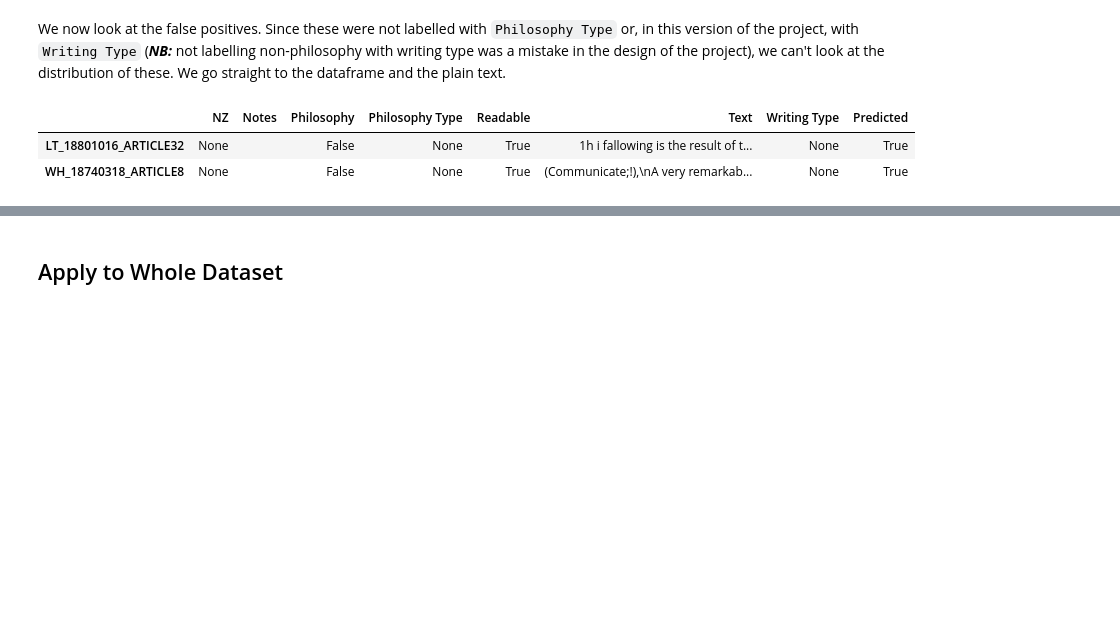
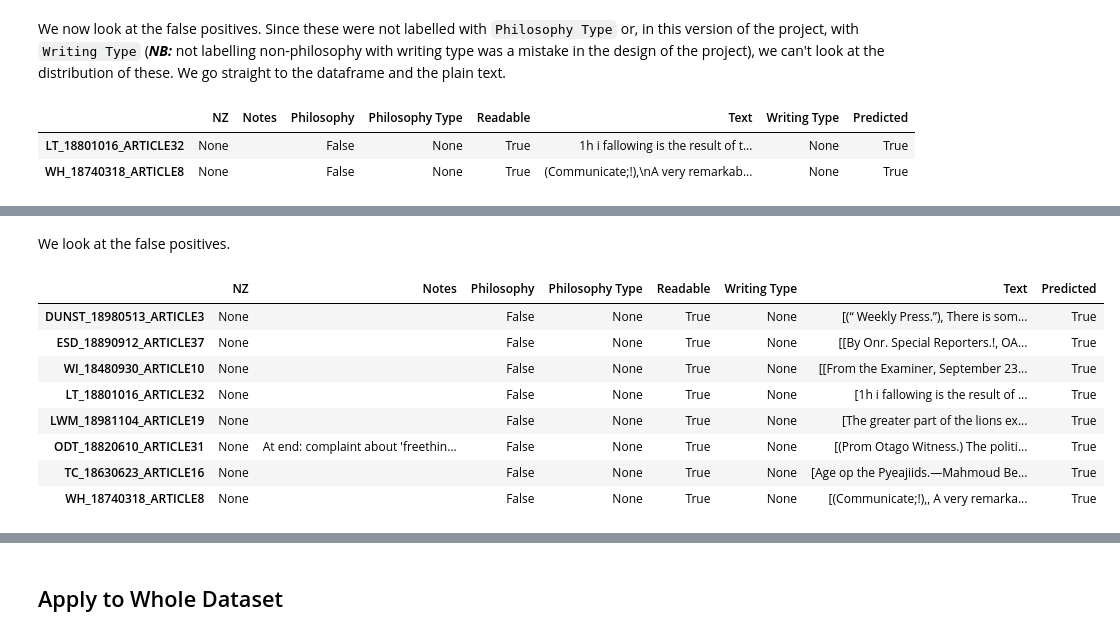
Before and after one commit to JoshuaWilsonBlack/newspaper-philosophy-methods, a Jupyter notebook: Notebooks/Model Fit and Application Stages.ipynb, the cells around one changed output, grey strips where cells are left out. Cells and saved outputs as stored; diff of their text form; code cells hidden in the pictures; blank space fills up the shorter version.

```diff
--- a/Notebooks/Model Fit and Application Stages.ipynb
+++ b/Notebooks/Model Fit and Application Stages.ipynb
@@ -349,0 +434,22 @@ Of the two items which are falsely listed as philosophy, we have one which conta
+# %%
+test_chunks = test_chunks.groupby(test_chunks.index).agg(
+    Text = ("Text", ''.join),
+    Predicted = ("Predicted", any)
+)
+
+test = test.drop('Predicted', axis=1).join(test_chunks['Predicted'])
+# %% [markdown]
+We look at the false positives.
+# %%
+false_positives = test.loc[(test['Philosophy'] == False)&(test['Predicted'] == True)]
+false_positives
+# %% [output]
+|  | NZ | Notes | Philosophy | Philosophy Type | Readable | Writing Type | Text | Predicted |
+| DUNST_18980513_ARTICLE3 | None |  | False | None | True | None | [(“ Weekly Press.”), There is som... | True |
+| ESD_18890912_ARTICLE37 | None |  | False | None | True | None | [[By Onr. Special Reporters.!, OA... | True |
+| WI_18480930_ARTICLE10 | None |  | False | None | True | None | [[From the Examiner, September 23... | True |
+| LT_18801016_ARTICLE32 | None |  | False | None | True | None | [1h i fallowing is the result of ... | True |
+| LWM_18981104_ARTICLE19 | None |  | False | None | True | None | [The greater part of the lions ex... | True |
+| ODT_18820610_ARTICLE31 | None | At end: complaint about 'freethin... | False | None | True | None | [(Prom Otago Witness.) The politi... | True |
+| TC_18630623_ARTICLE16 | None |  | False | None | True | None | [Age op the Pyeajiids.—Mahmoud Be... | True |
+| WH_18740318_ARTICLE8 | None |  | False | None | True | None | [(Communicate;!),, A very remarka... | True |
```
Also changed, not shown: parts of 28 cells of this notebook, 3 other files.
